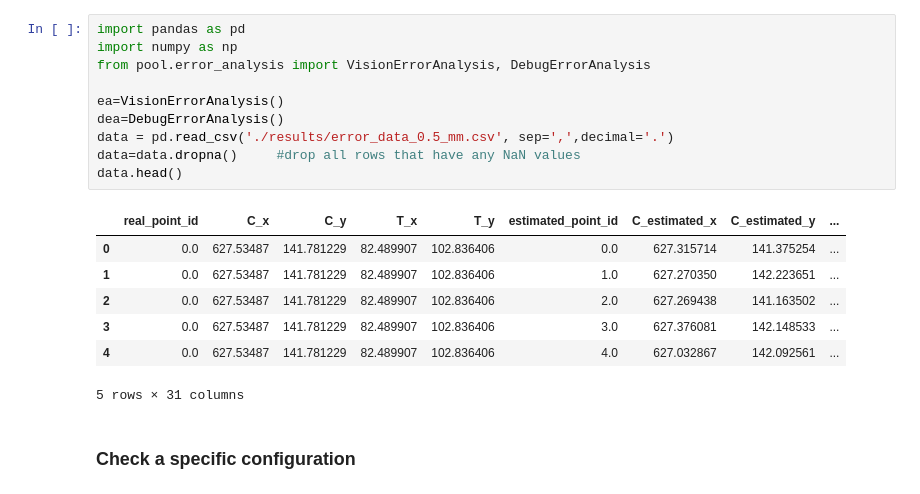
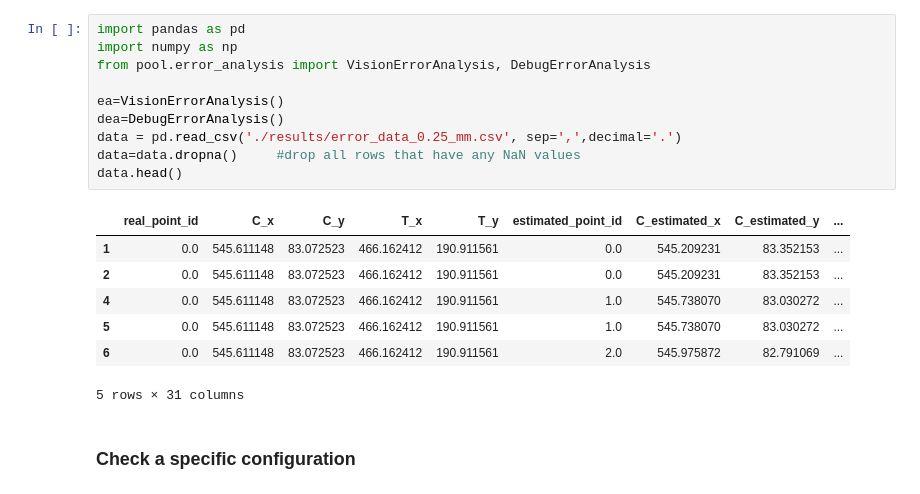
Before and after one commit to opticsensors/pool-playing-robot, a Jupyter notebook: examples/error_analysis/data_analysis_vision.ipynb, the cells around one changed output. Saved outputs shown, nothing was run; the diff lists cells and outputs as text.

```diff
--- a/examples/error_analysis/data_analysis_vision.ipynb
+++ b/examples/error_analysis/data_analysis_vision.ipynb
@@ -1,20 +1,20 @@
 # %%
 import pandas as pd
 import numpy as np
 from pool.error_analysis import VisionErrorAnalysis, DebugErrorAnalysis
 
 ea=VisionErrorAnalysis()
 dea=DebugErrorAnalysis()
-data = pd.read_csv('./results/error_data_0.5_mm.csv', sep=',',decimal='.')
+data = pd.read_csv('./results/error_data_0.25_mm.csv', sep=',',decimal='.')
 data=data.dropna()     #drop all rows that have any NaN values
 data.head()
 # %% [output]
 |  | real_point_id | C_x | C_y | T_x | T_y | estimated_point_id | C_estimated_x | C_estimated_y | ... |
-| 0 | 0.0 | 627.53487 | 141.781229 | 82.489907 | 102.836406 | 0.0 | 627.315714 | 141.375254 | ... |
-| 1 | 0.0 | 627.53487 | 141.781229 | 82.489907 | 102.836406 | 1.0 | 627.270350 | 142.223651 | ... |
-| 2 | 0.0 | 627.53487 | 141.781229 | 82.489907 | 102.836406 | 2.0 | 627.269438 | 141.163502 | ... |
-| 3 | 0.0 | 627.53487 | 141.781229 | 82.489907 | 102.836406 | 3.0 | 627.376081 | 142.148533 | ... |
-| 4 | 0.0 | 627.53487 | 141.781229 | 82.489907 | 102.836406 | 4.0 | 627.032867 | 142.092561 | ... |
+| 1 | 0.0 | 545.611148 | 83.072523 | 466.162412 | 190.911561 | 0.0 | 545.209231 | 83.352153 | ... |
+| 2 | 0.0 | 545.611148 | 83.072523 | 466.162412 | 190.911561 | 0.0 | 545.209231 | 83.352153 | ... |
+| 4 | 0.0 | 545.611148 | 83.072523 | 466.162412 | 190.911561 | 1.0 | 545.738070 | 83.030272 | ... |
+| 5 | 0.0 | 545.611148 | 83.072523 | 466.162412 | 190.911561 | 1.0 | 545.738070 | 83.030272 | ... |
+| 6 | 0.0 | 545.611148 | 83.072523 | 466.162412 | 190.911561 | 2.0 | 545.975872 | 82.791069 | ... |
 5 rows × 31 columns
 # %% [markdown]
 ### Check a specific configuration
```
Also changed, not shown: parts of 5 cells of this notebook, 9 other files.
